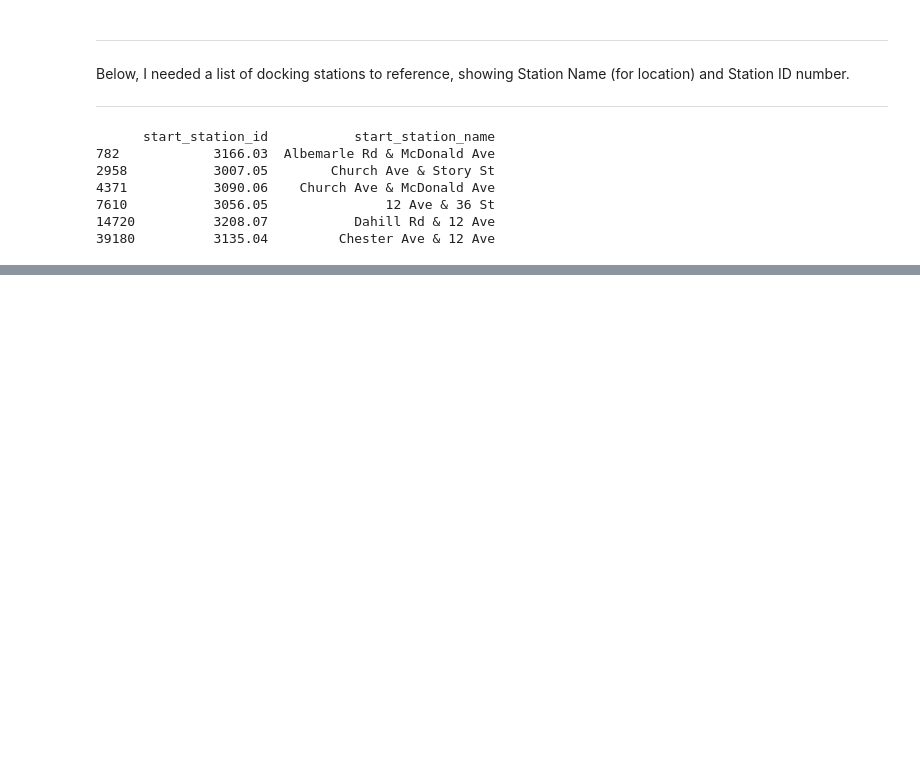
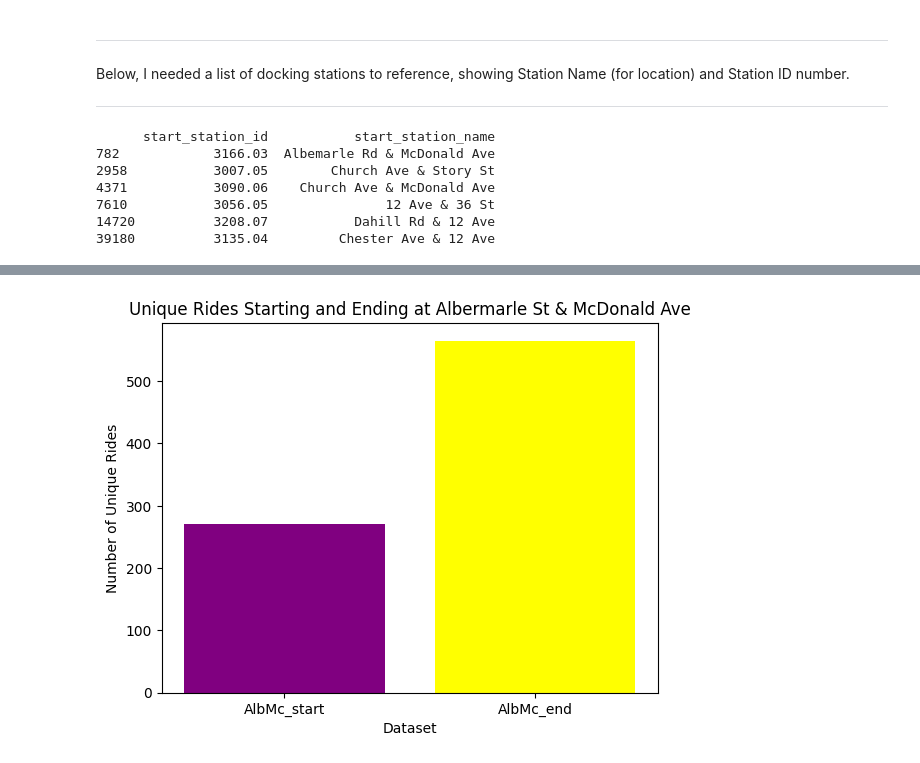
Before and after one commit to 7tiesdan/IntroToPythonLCC, a Jupyter notebook: CitibikeDataMult.ipynb, the cells around one changed output, grey strips where cells are left out. Saved outputs shown, nothing was run; the diff lists cells and outputs as text; code cells hidden in the pictures; blank space fills up the shorter version.

```diff
--- a/CitibikeDataMult.ipynb
+++ b/CitibikeDataMult.ipynb
@@ -311,0 +344,6 @@ print(unique_stations)
+# %%
+#Creating subsets for station 3166.03 - Albemarle Rd & McDonald Ave#
+AlbMc_start = df[df['start_station_id'] == "3166.03"]
+AlbMc_end = df[df['end_station_id'] == "3166.03"]
+AlbMc_start.shape
+AlbMc_end.shape
@@ -311,0 +431,13 @@ print(unique_stations)
+# %%
+# Count unique ride IDs
+start_count = AlbMc_start['ride_id'].nunique()
+end_count = AlbMc_end['ride_id'].nunique()
+
+# Plot bar graph
+plt.bar(['AlbMc_start', 'AlbMc_end'], [start_count, end_count], color=['purple', 'yellow'])
+plt.xlabel('Dataset')
+plt.ylabel('Number of Unique Rides')
+plt.title('Unique Rides Starting and Ending at Albermarle St & McDonald Ave')
+plt.show()
+# %% [output]
+[figure, added]
```
Also changed, not shown: parts of 23 cells of this notebook.
